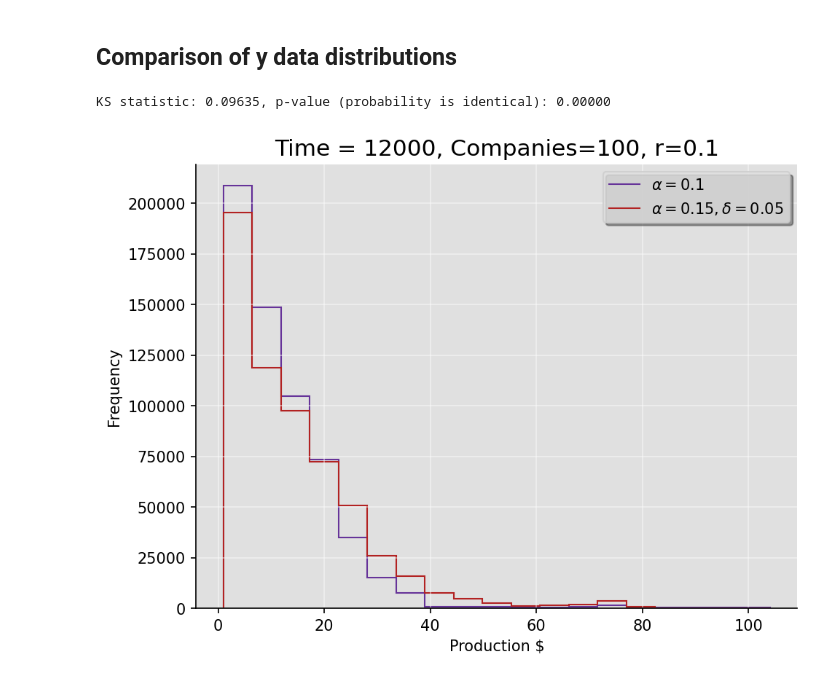
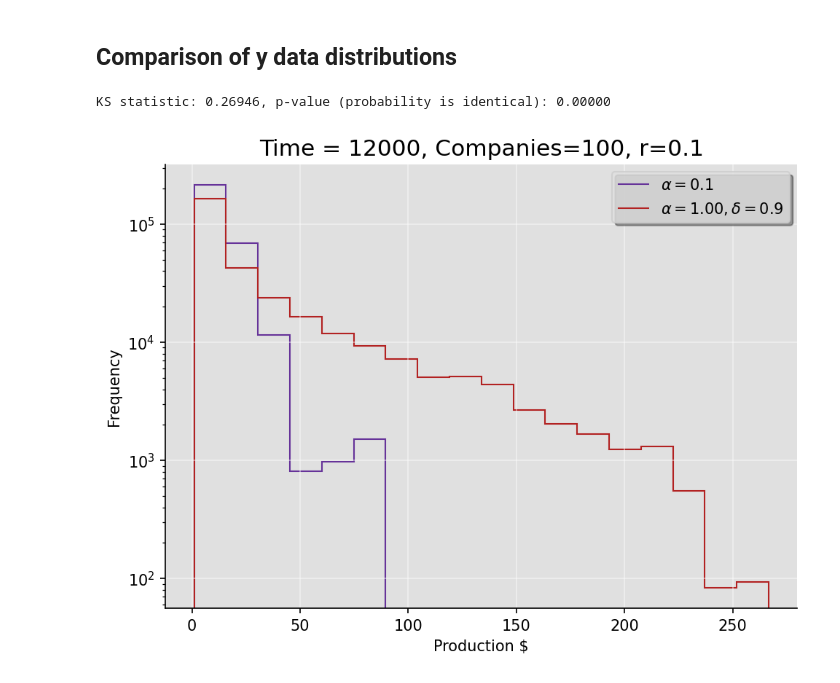
Before and after one commit to 2BeAsh/masters_project, a Jupyter notebook: code/jupyter_investigations/alpha_delta_investigation.ipynb, the cells around one changed output. Drawn from its saved outputs; the diff is of its cells as text; code cells hidden in the pictures.

```diff
--- a/code/jupyter_investigations/alpha_delta_investigation.ipynb
+++ b/code/jupyter_investigations/alpha_delta_investigation.ipynb
@@ -507,7 +507,9 @@ from scipy.stats import ks_2samp
 
 
 def production_hist_comparison(repeats, N, steps, alpha, delta, r):
-    alpha_ad = alpha + delta
+    alpha_ad = 1
+    delta = 0.9
+    alpha = 0.1
     # Create data
     p_means_list = np.empty((steps, repeats))
     p_ad_means_list = np.empty((steps, repeats))
@@ -542,12 +544,12 @@ def production_hist_comparison(repeats, N, steps, alpha, delta, r):
     ax.stairs(counts, edges, label=fr"$\alpha={alpha}$")
     ax.stairs(counts_ad, edges_ad, label=fr"$\alpha={alpha_ad:.2f}, \delta={delta}$")
 
-    ax.set(xlabel="Production $", ylabel="Frequency", title=f"Time = {steps}, Companies={100}, r={0.1}")
+    ax.set(xlabel="Production $", ylabel="Frequency", title=f"Time = {steps}, Companies={100}, r={0.1}", yscale="log")
     ax.legend()
     ax.grid()
     plt.show()
 # %%
-production_hist_comparison(repeats=50, N=100, steps=12_000, alpha=0.1, delta=0.05, r=0.1)
+production_hist_comparison(repeats=25, N=100, steps=12_000, alpha=1, delta=0.9, r=0.1)
 # %% [output]
-KS statistic: 0.09635, p-value (probability is identical): 0.00000
+KS statistic: 0.26946, p-value (probability is identical): 0.00000
-[figure, old version]
+[figure, new version]
```
